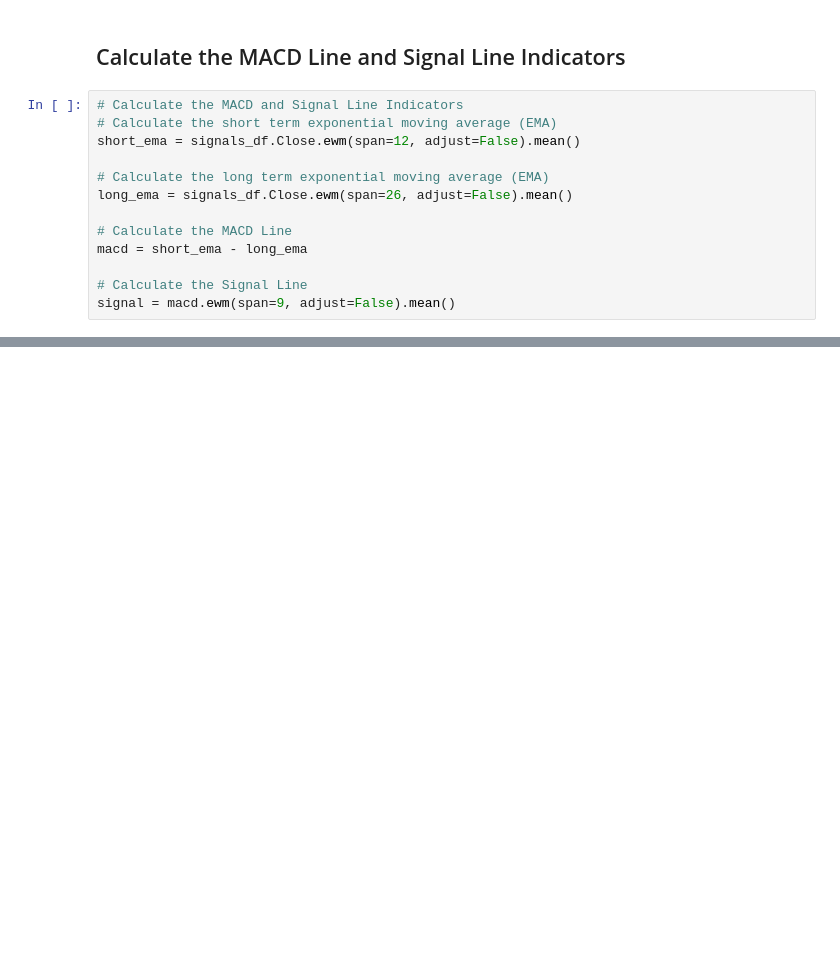
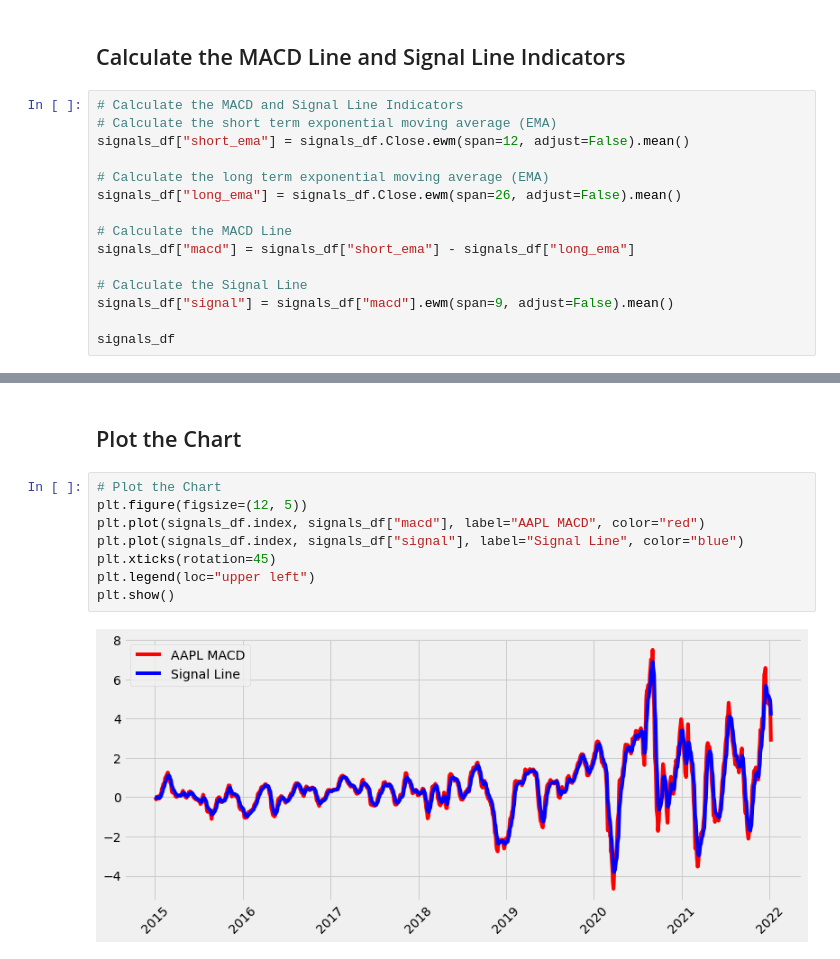
Before and after one commit to SpeedsMach5/Mega-Sharks_Q_Branch, a Jupyter notebook: macd_strategy.ipynb, the cells around one changed output, grey strips where cells are left out. Saved outputs shown, nothing was run; the diff lists cells and outputs as text; blank space fills up the shorter version.

Commit message:
Plot the MACD and Signal Lines in macd_strategy.ipynb

```diff
--- a/macd_strategy.ipynb
+++ b/macd_strategy.ipynb
@@ -69,13 +69,15 @@ plt.show()
 # %%
 # Calculate the MACD and Signal Line Indicators
 # Calculate the short term exponential moving average (EMA)
-short_ema = signals_df.Close.ewm(span=12, adjust=False).mean()
+signals_df["short_ema"] = signals_df.Close.ewm(span=12, adjust=False).mean()
 
 # Calculate the long term exponential moving average (EMA)
-long_ema = signals_df.Close.ewm(span=26, adjust=False).mean()
+signals_df["long_ema"] = signals_df.Close.ewm(span=26, adjust=False).mean()
 
 # Calculate the MACD Line
-macd = short_ema - long_ema
+signals_df["macd"] = signals_df["short_ema"] - signals_df["long_ema"]
 
 # Calculate the Signal Line
-signal = macd.ewm(span=9, adjust=False).mean()
+signals_df["signal"] = signals_df["macd"].ewm(span=9, adjust=False).mean()
+
+signals_df
@@ -81,0 +99,12 @@ signal = macd.ewm(span=9, adjust=False).mean()
+# %% [markdown]
+## Plot the Chart
+# %%
+# Plot the Chart
+plt.figure(figsize=(12, 5))
+plt.plot(signals_df.index, signals_df["macd"], label="AAPL MACD", color="red")
+plt.plot(signals_df.index, signals_df["signal"], label="Signal Line", color="blue")
+plt.xticks(rotation=45)
+plt.legend(loc="upper left")
+plt.show()
+# %% [output]
+[figure, added]
```
Also changed, not shown: parts of 1 cell of this notebook.
